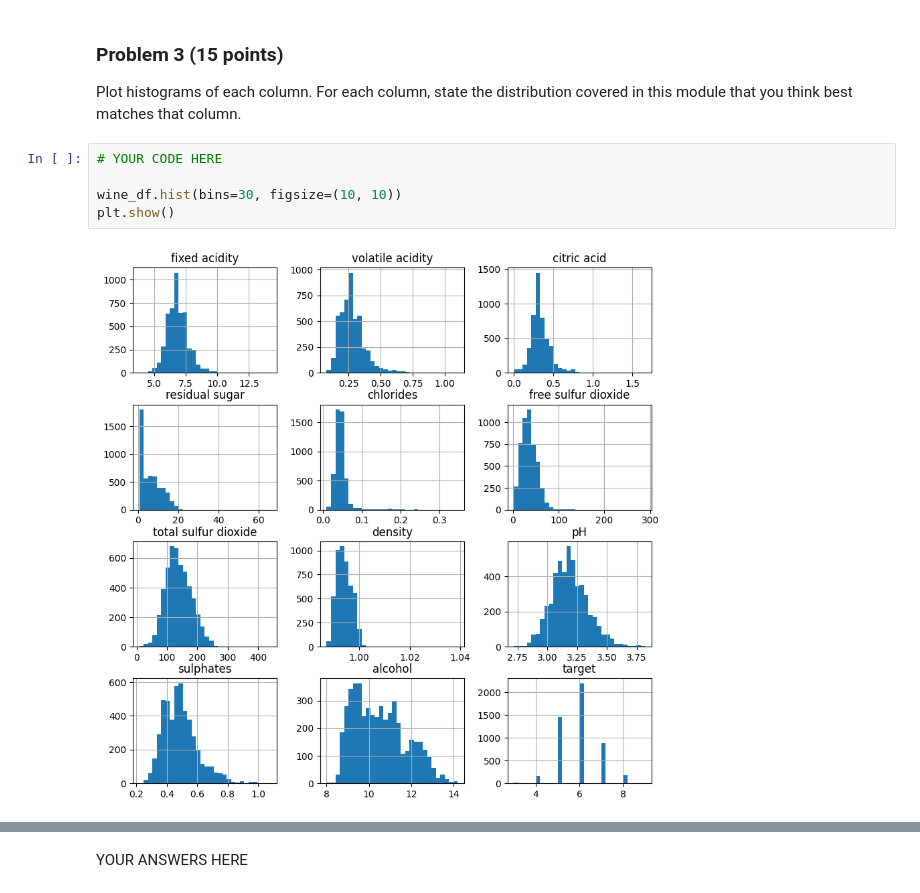
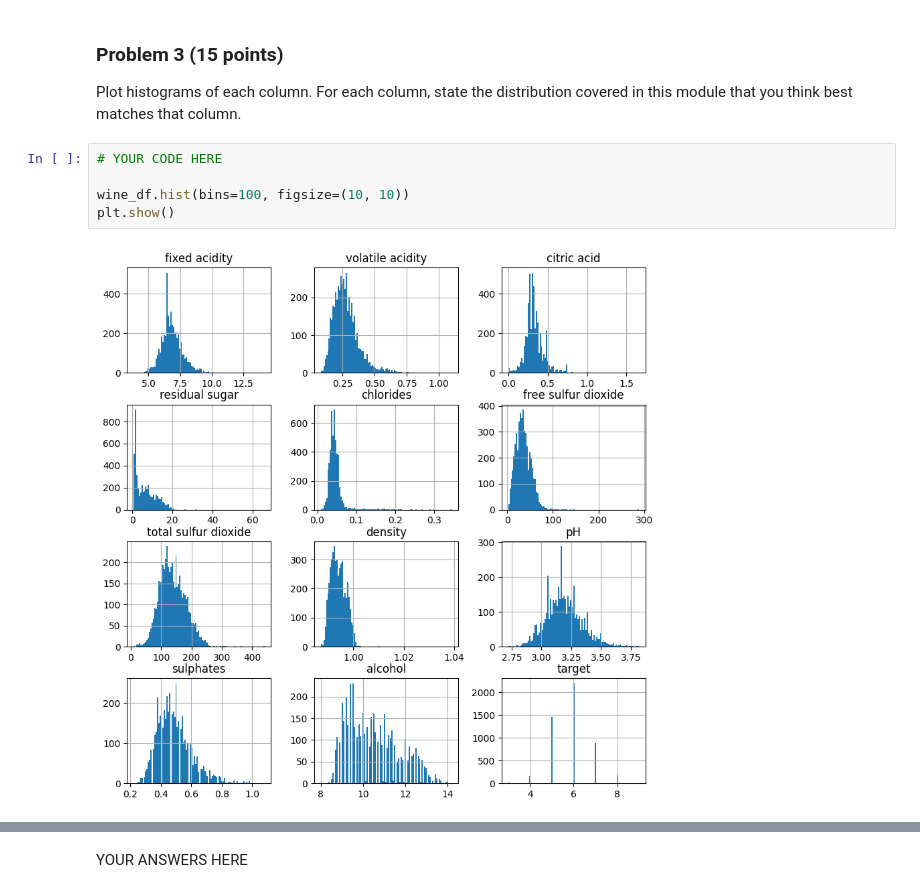
Before and after one commit to salil82/dx601-final-project, a Jupyter notebook: project.ipynb, the cells around one changed output, grey strips where cells are left out. Drawn from its saved outputs; the diff is of its cells as text.

```diff
--- a/project.ipynb
+++ b/project.ipynb
@@ -131,7 +131,7 @@ For each column, state the distribution covered in this module that you think be
 # %%
 # YOUR CODE HERE
 
-wine_df.hist(bins=30, figsize=(10, 10))
+wine_df.hist(bins=100, figsize=(10, 10))
 plt.show()
 # %% [output]
-[figure, old version]
+[figure, new version]
```
Also changed, not shown: parts of 18 cells of this notebook.
